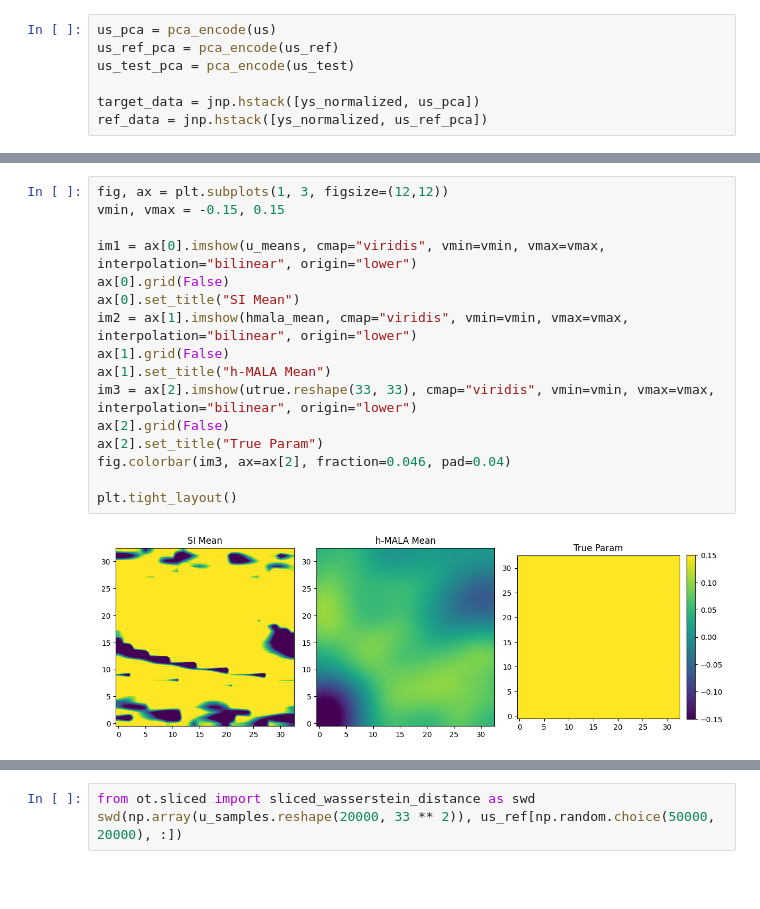
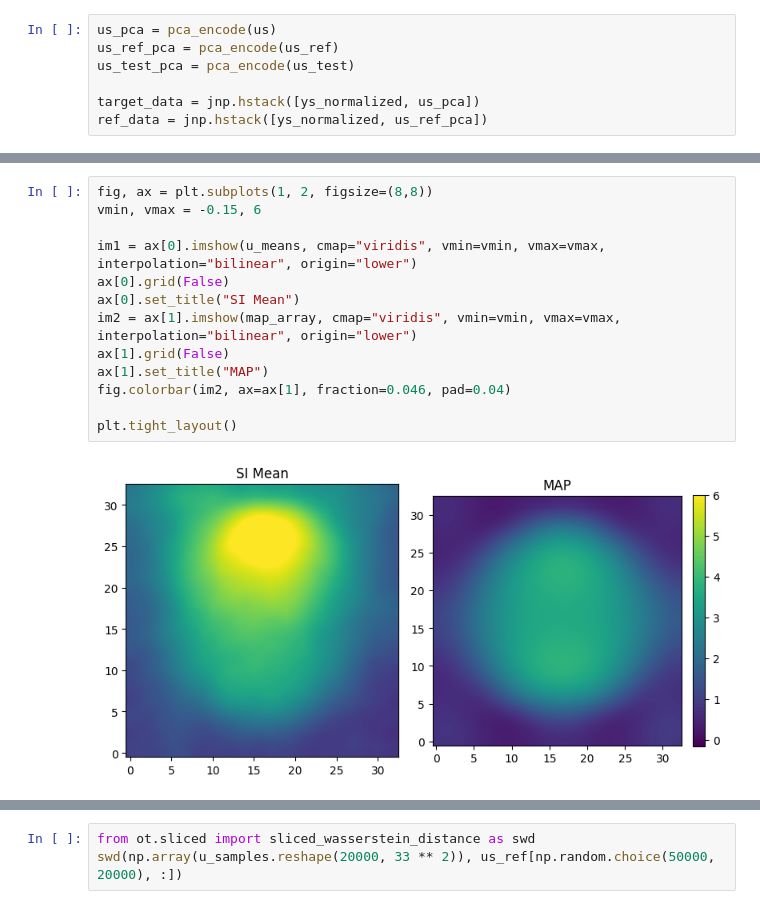
Before and after one commit to abjohnson117/TransportVsMcmcExperiments, a Jupyter notebook: poisson/sl_test.ipynb, the cells around one changed output, grey strips where cells are left out. Cells and saved outputs as stored; diff of their text form; blank space fills up the shorter version.

```diff
--- a/poisson/sl_test.ipynb
+++ b/poisson/sl_test.ipynb
@@ -302,21 +345,18 @@ plt.show()
-# %%
-fig, ax = plt.subplots(1, 3, figsize=(12,12))
-vmin, vmax = -0.15, 0.15
-
-im1 = ax[0].imshow(u_means, cmap="viridis", vmin=vmin, vmax=vmax, interpolation="bilinear", origin="lower")
-ax[0].grid(False)
-ax[0].set_title("SI Mean")
-im2 = ax[1].imshow(hmala_mean, cmap="viridis", vmin=vmin, vmax=vmax, interpolation="bilinear", origin="lower")
-ax[1].grid(False)
-ax[1].set_title("h-MALA Mean")
-im3 = ax[2].imshow(utrue.reshape(33, 33), cmap="viridis", vmin=vmin, vmax=vmax, interpolation="bilinear", origin="lower")
-ax[2].grid(False)
-ax[2].set_title("True Param")
-fig.colorbar(im3, ax=ax[2], fraction=0.046, pad=0.04)
-
-plt.tight_layout()
-# %% [output]
-[figure, removed]
+# %%
+fig, ax = plt.subplots(1, 2, figsize=(8,8))
+vmin, vmax = -0.15, 6
+
+im1 = ax[0].imshow(u_means, cmap="viridis", vmin=vmin, vmax=vmax, interpolation="bilinear", origin="lower")
+ax[0].grid(False)
+ax[0].set_title("SI Mean")
+im2 = ax[1].imshow(map_array, cmap="viridis", vmin=vmin, vmax=vmax, interpolation="bilinear", origin="lower")
+ax[1].grid(False)
+ax[1].set_title("MAP")
+fig.colorbar(im2, ax=ax[1], fraction=0.046, pad=0.04)
+
+plt.tight_layout()
+# %% [output]
+[figure, added]
 # %%
 fig, ax = plt.subplots(2, 4, figsize=(16,8))
 
```
Also changed, not shown: parts of 14 cells of this notebook, 3 other files.
